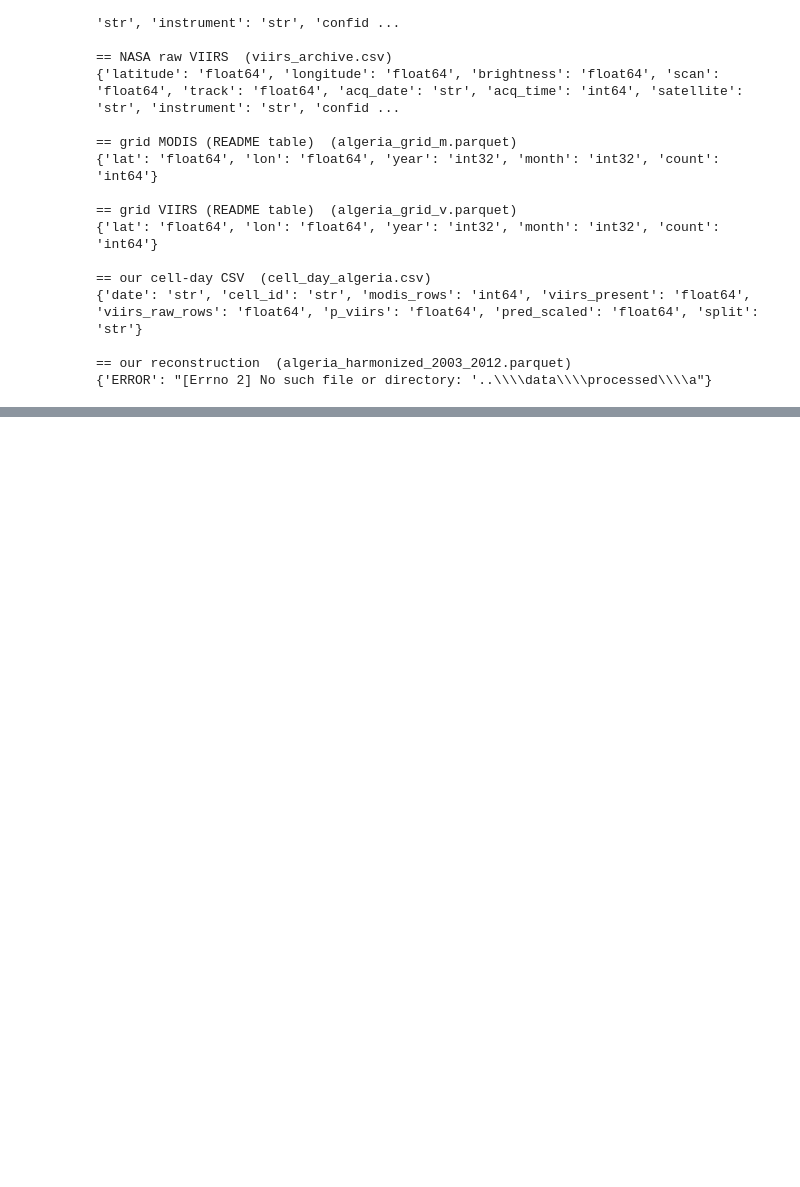
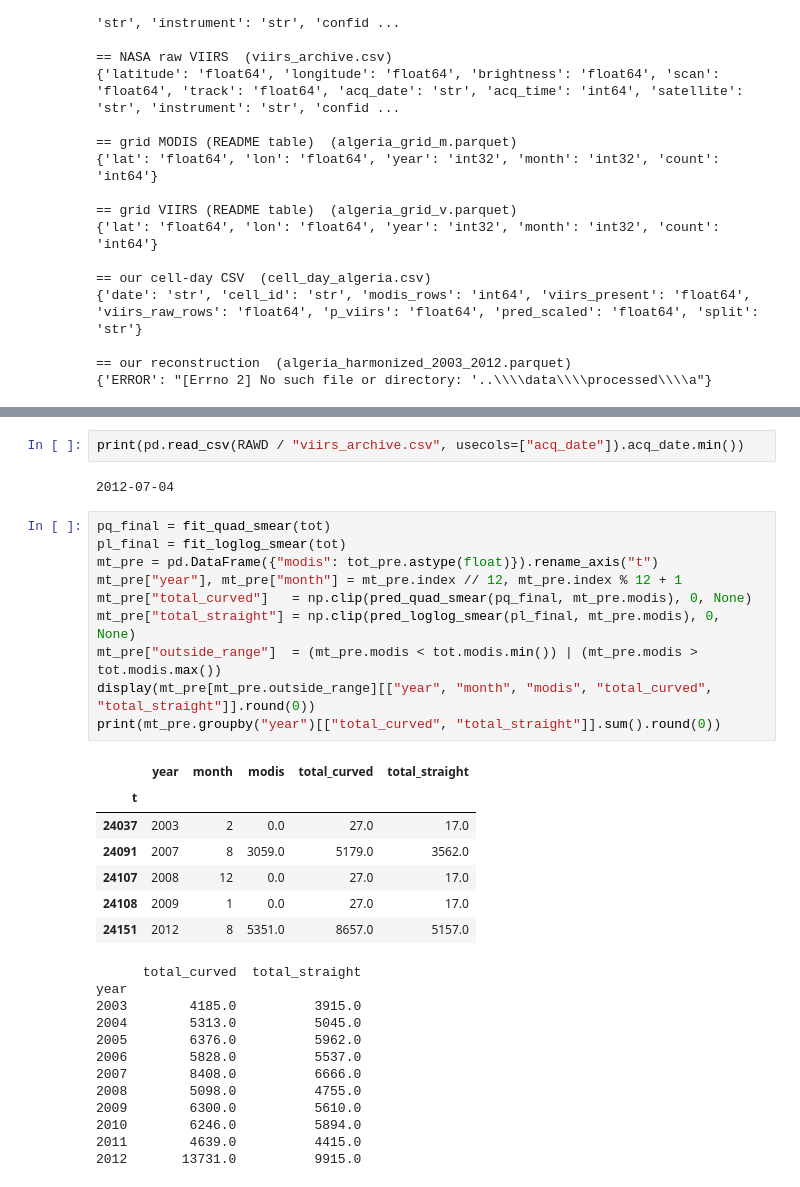
Before and after one commit to BEramZZZ/space-apps-fire, a Jupyter notebook: notebooks/training.ipynb, the cells around one changed output, grey strips where cells are left out. Saved outputs shown, nothing was run; the diff lists cells and outputs as text; blank space fills up the shorter version.

```diff
--- a/notebooks/training.ipynb
+++ b/notebooks/training.ipynb
@@ -1210,0 +1305,34 @@ for name, p in files.items():
+# %%
+print(pd.read_csv(RAWD / "viirs_archive.csv", usecols=["acq_date"]).acq_date.min())
+# %% [output]
+2012-07-04
+# %%
+pq_final = fit_quad_smear(tot)
+pl_final = fit_loglog_smear(tot)
+mt_pre = pd.DataFrame({"modis": tot_pre.astype(float)}).rename_axis("t")
+mt_pre["year"], mt_pre["month"] = mt_pre.index // 12, mt_pre.index % 12 + 1
+mt_pre["total_curved"]   = np.clip(pred_quad_smear(pq_final, mt_pre.modis), 0, None)
+mt_pre["total_straight"] = np.clip(pred_loglog_smear(pl_final, mt_pre.modis), 0, None)
+mt_pre["outside_range"]  = (mt_pre.modis < tot.modis.min()) | (mt_pre.modis > tot.modis.max())
+display(mt_pre[mt_pre.outside_range][["year", "month", "modis", "total_curved", "total_straight"]].round(0))
+print(mt_pre.groupby("year")[["total_curved", "total_straight"]].sum().round(0))
+# %% [output]
+|  | year | month | modis | total_curved | total_straight |
+| t |  |  |  |  |  |
+| 24037 | 2003 | 2 | 0.0 | 27.0 | 17.0 |
+| 24091 | 2007 | 8 | 3059.0 | 5179.0 | 3562.0 |
+| 24107 | 2008 | 12 | 0.0 | 27.0 | 17.0 |
+| 24108 | 2009 | 1 | 0.0 | 27.0 | 17.0 |
+| 24151 | 2012 | 8 | 5351.0 | 8657.0 | 5157.0 |
+      total_curved  total_straight
+year
+2003        4185.0          3915.0
+2004        5313.0          5045.0
+2005        6376.0          5962.0
+2006        5828.0          5537.0
+2007        8408.0          6666.0
+2008        5098.0          4755.0
+2009        6300.0          5610.0
+2010        6246.0          5894.0
+2011        4639.0          4415.0
+2012       13731.0          9915.0
```
Also changed, not shown: parts of 2 cells of this notebook.
